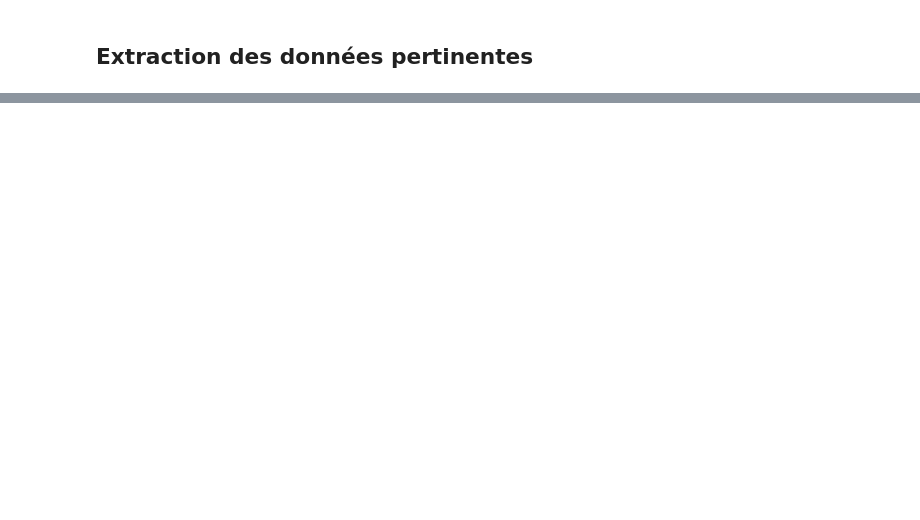
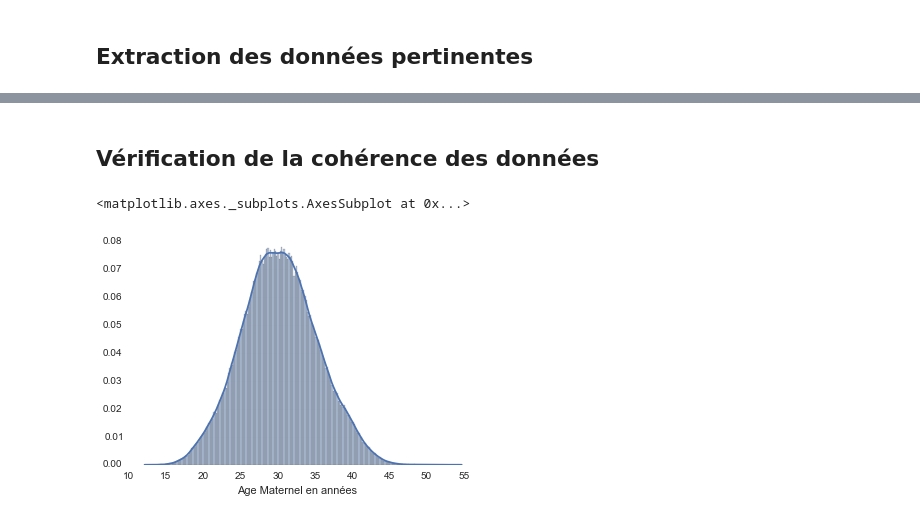
Before and after one commit to edouardklein/NuchalTransluency, a Jupyter notebook: Corrélations Clarté Nucale.ipynb, the cells around one changed output, grey strips where cells are left out. Cells and saved outputs as stored; diff of their text form; code cells hidden in the pictures; blank space fills up the shorter version.

```diff
--- a/Corrélations Clarté Nucale.ipynb
+++ b/Corrélations Clarté Nucale.ipynb
@@ -43,2 +48,7 @@ Columns not in Data2013-1, but in Data2013-2 and Data2014 : {' caryotype_texte',
 # %% [markdown]
 ## Extraction des données pertinentes
+# %%
+data= pd.concat([data1, data2, data3])[['Date Nuque', 'DDN', 'MoM Nuque']].dropna()
+data['Age Maternel'] = data['Date Nuque'] - data['DDN']
+data['Age Maternel en années'] = data['Age Maternel'].dt.days/365
+data[:10], len(data)
@@ -44,0 +68,7 @@ Columns not in Data2013-1, but in Data2013-2 and Data2014 : {' caryotype_texte',
+# %% [markdown]
+## Vérification de la cohérence des données
+# %%
+sns.distplot(data['Age Maternel en années'])
+# %% [output]
+<matplotlib.axes._subplots.AxesSubplot at 0x...>
+[figure, added]
```
Also changed, not shown: parts of 44 cells of this notebook.
